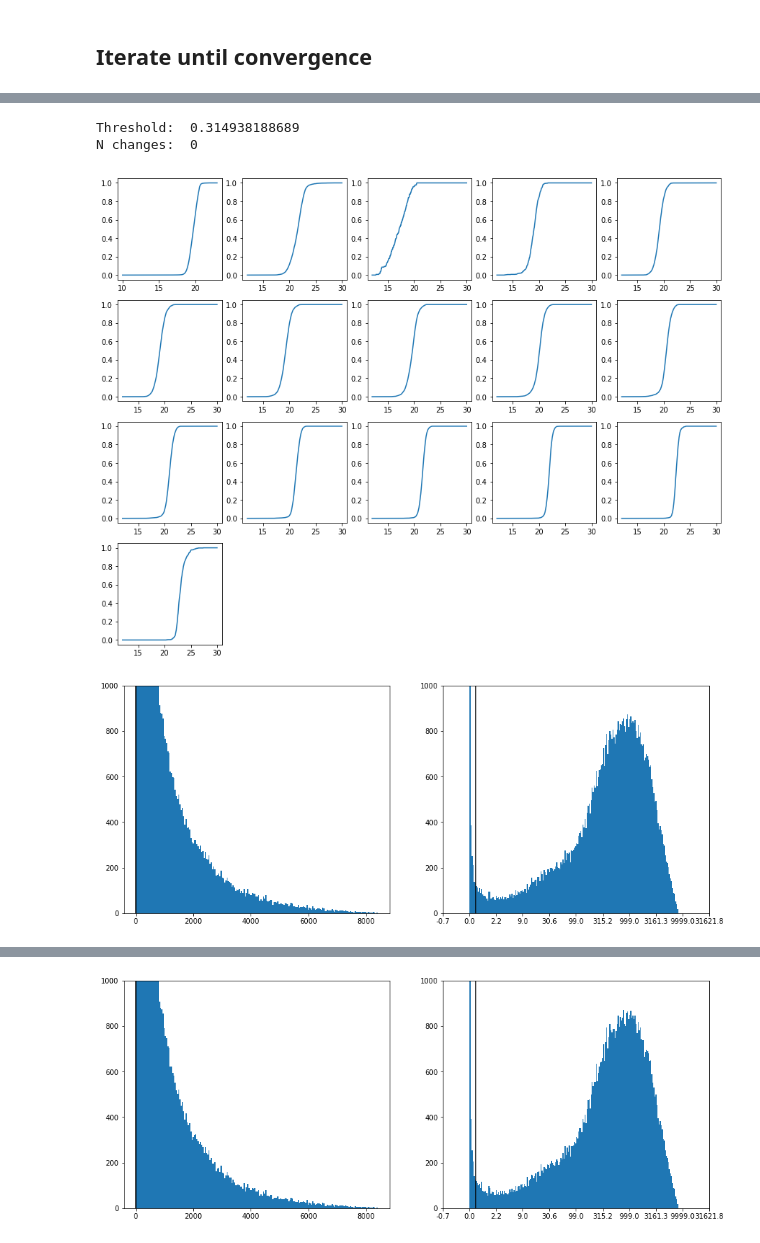
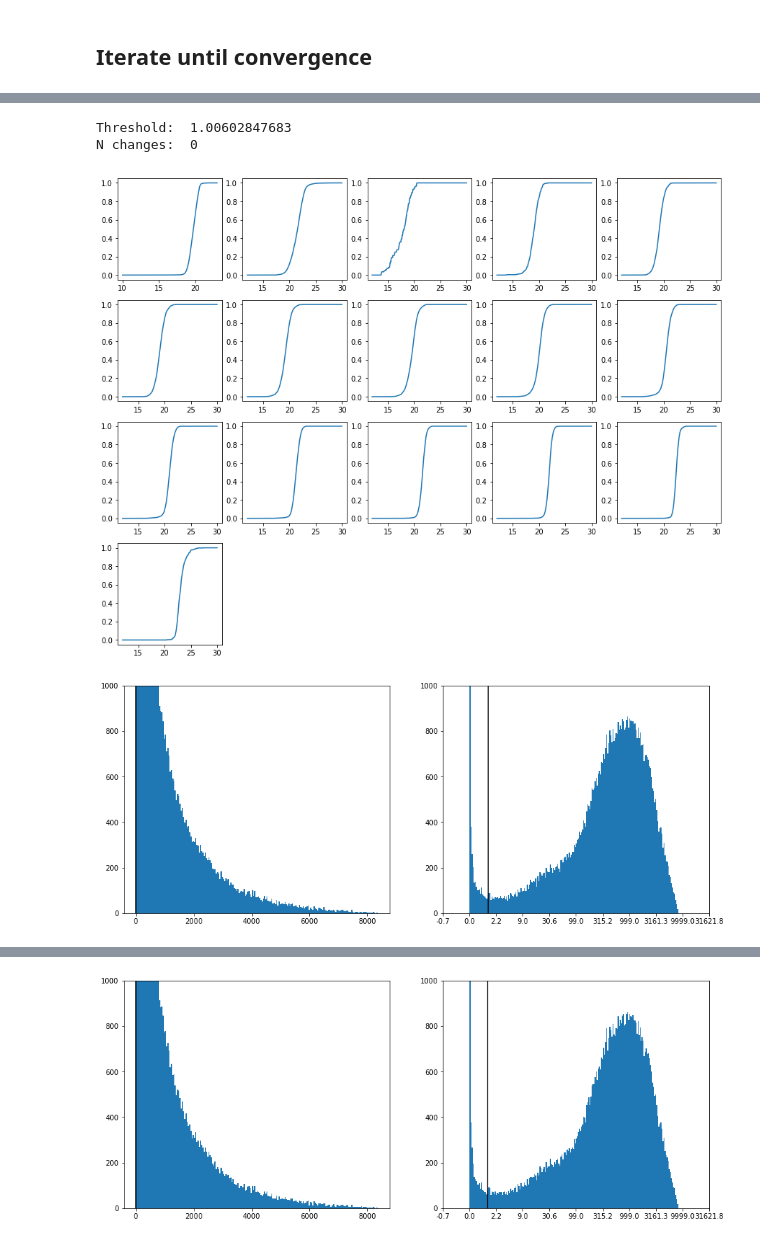
Before and after one commit to nudomarinero/mltier1, a Jupyter notebook: Match_LOFAR_combined_iter_params.ipynb, the cells around one changed output, grey strips where cells are left out. Cells and saved outputs as stored; diff of their text form; code cells hidden in the pictures.

```diff
--- a/Match_LOFAR_combined_iter_params.ipynb
+++ b/Match_LOFAR_combined_iter_params.ipynb
@@ -365,6 +366,9 @@ Q0_w1 = 0.699
 # Cleaned v0.7 Q0
 Q0_i = 0.518
 Q0_w1 = 0.713
+# Cleaned v0.7 Q0 - 4 arcsecs
+Q0_i = 0.513
+Q0_w1 = 0.700
 # %%
 likelihood_ratio_i = SingleMLEstimatorU(Q0_i, n_m_i, q_m_i, center_i)
 # %%
@@ -851,3 +871,6 @@ indices = lofar["lr_index_sel_2"][c].astype(int)
 lofar["category"][c] = combined[indices]["category"]
 lofar["W1mag"][c] = combined[indices]["W1mag"]
 lofar["i"][c] = combined[indices]["i"]
+# %%
+numbers_lofar_combined_bins = np.array([np.sum(lofar["category"] == c)
+                                        for c in range(len(numbers_combined_bins))])
@@ -858,6 +886,29 @@ if save_intermediate:
     lofar.write("{}/lofar_m2.fits".format(idp), format="fits")
 # %% [markdown]
 ## Iterate until convergence
+# %%
+rerun_iter = True
+# %%
+if rerun_iter:
+    lofar = Table.read("{}/lofar_m2.fits".format(idp))
+    bin_list, centers, Q_0_colour, n_m, q_m = pickle.load(open("{}/lofar_params_2.pckl".format(idp), 'rb'))
+    inter_data_list = glob("{}/lofar_m*.fits".format(idp))
+    # Remove data
+    for inter_data_file in inter_data_list:
+        if inter_data_file[-7:-5] not in ["m1", "m2"]:
+            #print(inter_data_file)
+            os.remove(inter_data_file)
+    # Remove images
+    images_list = glob("{}/*.png".format(idp))
+    for images in images_list:
+        #print(images)
+        os.remove(images)
+    # Remove parameters
+    inter_param_list = glob("{}/lofar_params_*.pckl".format(idp))
+    for inter_param_file in inter_param_list:
+        if inter_param_file[-7:-5] not in ["1i", "w1", "_2"]:
+            #print(inter_param_file)
+            os.remove(inter_param_file)
 # %%
 radius = 15.
 # %%
@@ -875,7 +926,7 @@ for j in range(10):
     print(numbers_lofar_combined_bins)
     # q_0
     Q_0_colour_est = numbers_lofar_combined_bins/len(lofar) ### Q_0
-    Q_0_colour = q0_min_numbers(Q_0_colour_est, numbers_combined_bins)
+    Q_0_colour = q0_min_level(Q_0_colour_est, min_level=0.001)
     print("Q_0_colour")
     print(Q_0_colour)
     q0_total = np.sum(Q_0_colour)
@@ -962,6 +1013,9 @@ for j in range(10):
             ~np.isnan(lofar["lr_index_sel_{}".format(iteration)]) &
             ~np.isnan(lofar["lr_index_sel_{}".format(iteration-1)]))
     print("N changes: ", n_changes)
+    t_changes = np.sum((
+            lofar["lr_index_sel_{}".format(iteration)] != lofar["lr_index_sel_{}".format(iteration-1)]))
+    print("T changes: ", t_changes)
     ## Check changes
     if n_changes == 0:
         break
@@ -1020,4 +1074,4 @@ Q_0_total:  0.749593034054
-Threshold:  0.314938188689
+Threshold:  1.00602847683
 N changes:  0
-[figure, old version]
+[figure, new version]
-[figure, old version]
+[figure, new version]
@@ -1025 +1079 @@ N changes:  0
-[figure, old version]
+[figure, new version]
```
Also changed, not shown: parts of 20 cells of this notebook, 3 other files.
